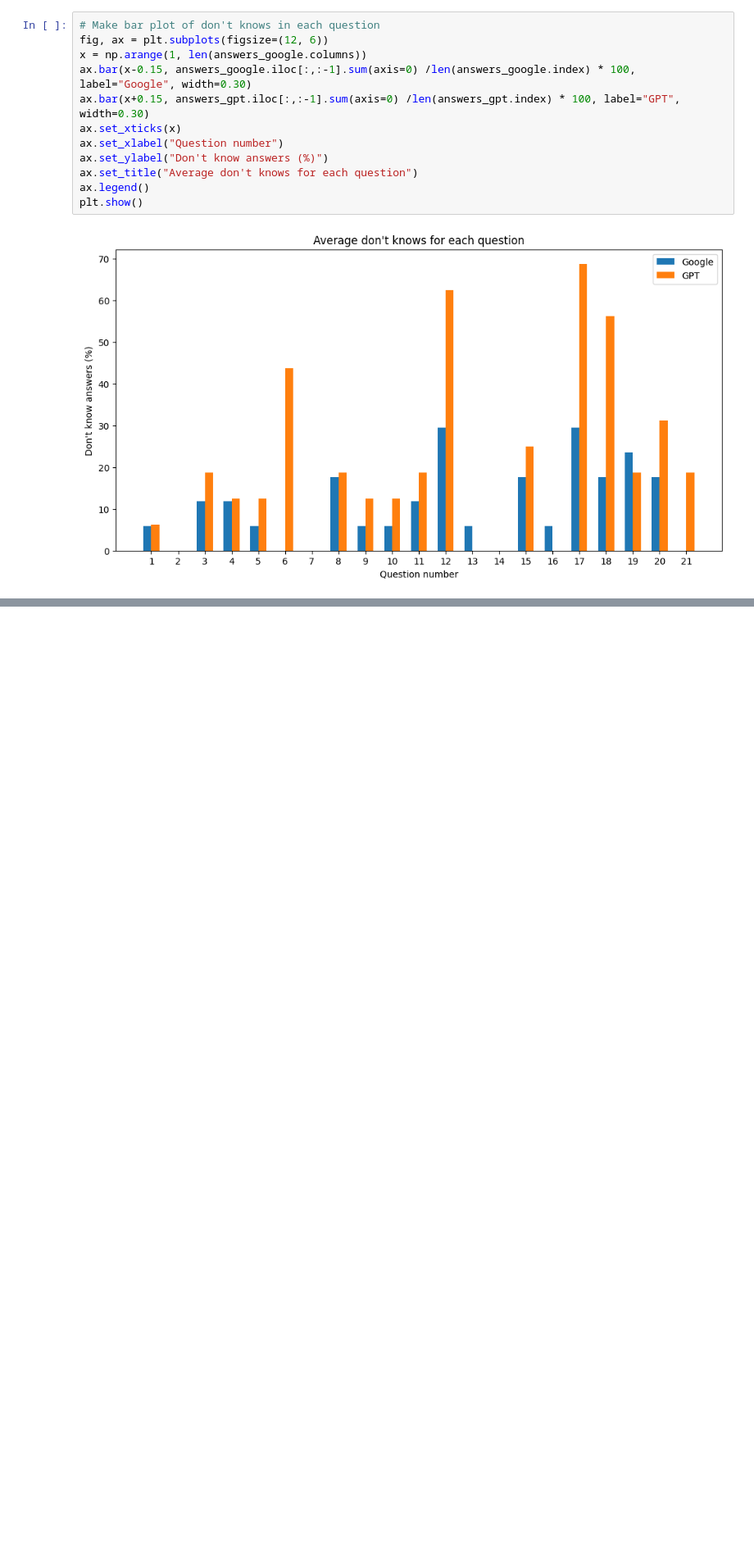
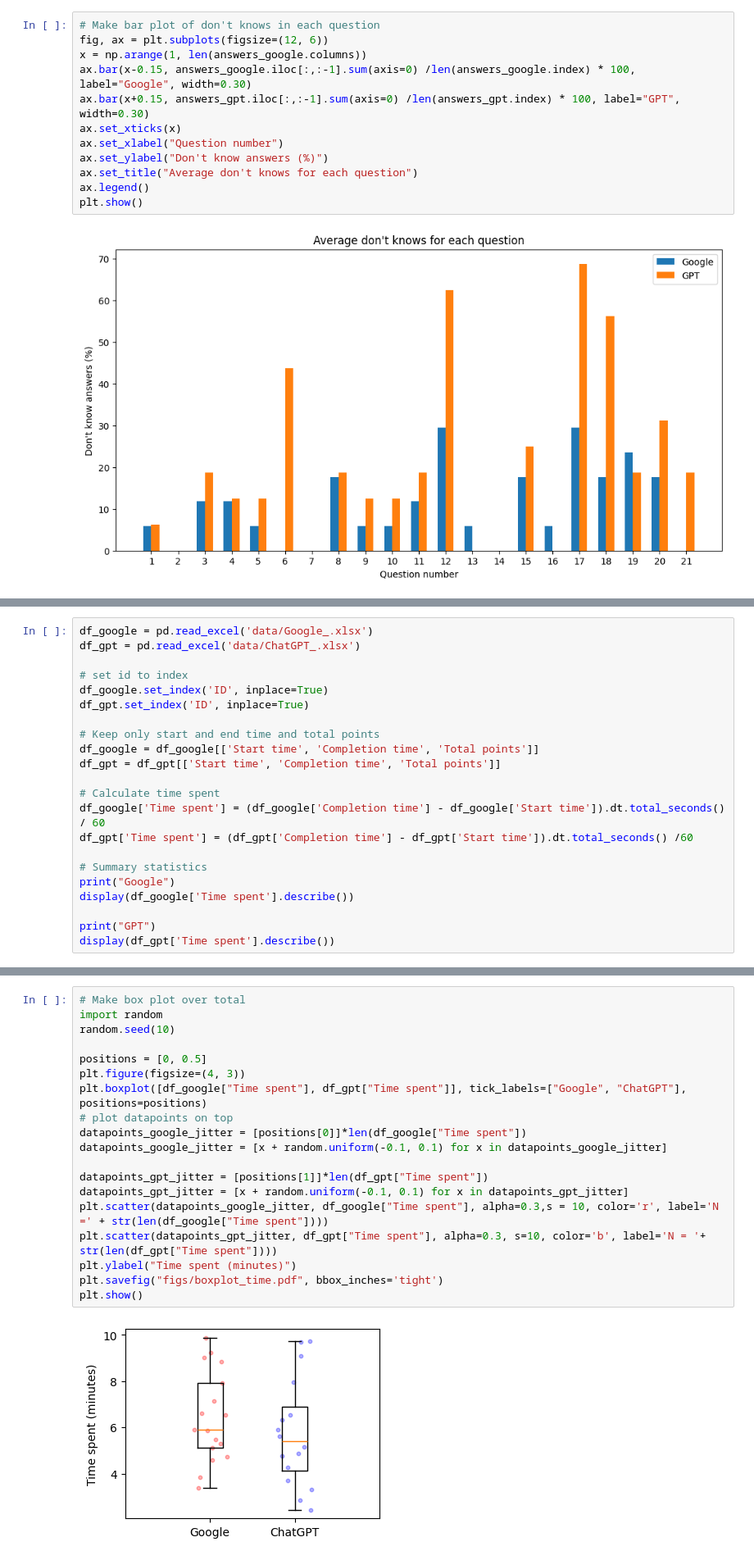
Before and after one commit to s185231/cognitive_experiments, a Jupyter notebook: data_preprocessing_linea.ipynb, the cells around one changed output, grey strips where cells are left out. Shown at 82% size. Saved outputs shown, nothing was run; the diff lists cells and outputs as text; blank space fills up the shorter version.

```diff
--- a/data_preprocessing_linea.ipynb
+++ b/data_preprocessing_linea.ipynb
@@ -290,0 +303,22 @@ plt.show()
+# %%
+df_google = pd.read_excel('data/Google_.xlsx')
+df_gpt = pd.read_excel('data/ChatGPT_.xlsx')
+
+# set id to index
+df_google.set_index('ID', inplace=True)
+df_gpt.set_index('ID', inplace=True)
+
+# Keep only start and end time and total points
+df_google = df_google[['Start time', 'Completion time', 'Total points']]
+df_gpt = df_gpt[['Start time', 'Completion time', 'Total points']]
+
+# Calculate time spent
+df_google['Time spent'] = (df_google['Completion time'] - df_google['Start time']).dt.total_seconds() / 60
+df_gpt['Time spent'] = (df_gpt['Completion time'] - df_gpt['Start time']).dt.total_seconds() /60
+
+# Summary statistics
+print("Google")
+display(df_google['Time spent'].describe())
+
+print("GPT")
+display(df_gpt['Time spent'].describe())
@@ -290,0 +346,21 @@ plt.show()
+# %%
+# Make box plot over total
+import random
+random.seed(10)
+
+positions = [0, 0.5]
+plt.figure(figsize=(4, 3))
+plt.boxplot([df_google["Time spent"], df_gpt["Time spent"]], tick_labels=["Google", "ChatGPT"], positions=positions)
+# plot datapoints on top
+datapoints_google_jitter = [positions[0]]*len(df_google["Time spent"])
+datapoints_google_jitter = [x + random.uniform(-0.1, 0.1) for x in datapoints_google_jitter]
+
+datapoints_gpt_jitter = [positions[1]]*len(df_gpt["Time spent"])
+datapoints_gpt_jitter = [x + random.uniform(-0.1, 0.1) for x in datapoints_gpt_jitter]
+plt.scatter(datapoints_google_jitter, df_google["Time spent"], alpha=0.3,s = 10, color='r', label='N =' + str(len(df_google["Time spent"])))
+plt.scatter(datapoints_gpt_jitter, df_gpt["Time spent"], alpha=0.3, s=10, color='b', label='N = '+ str(len(df_gpt["Time spent"])))
+plt.ylabel("Time spent (minutes)")
+plt.savefig("figs/boxplot_time.pdf", bbox_inches='tight')
+plt.show()
+# %% [output]
+[figure, added]
```
Also changed, not shown: parts of 5 cells of this notebook, 13 other files.
